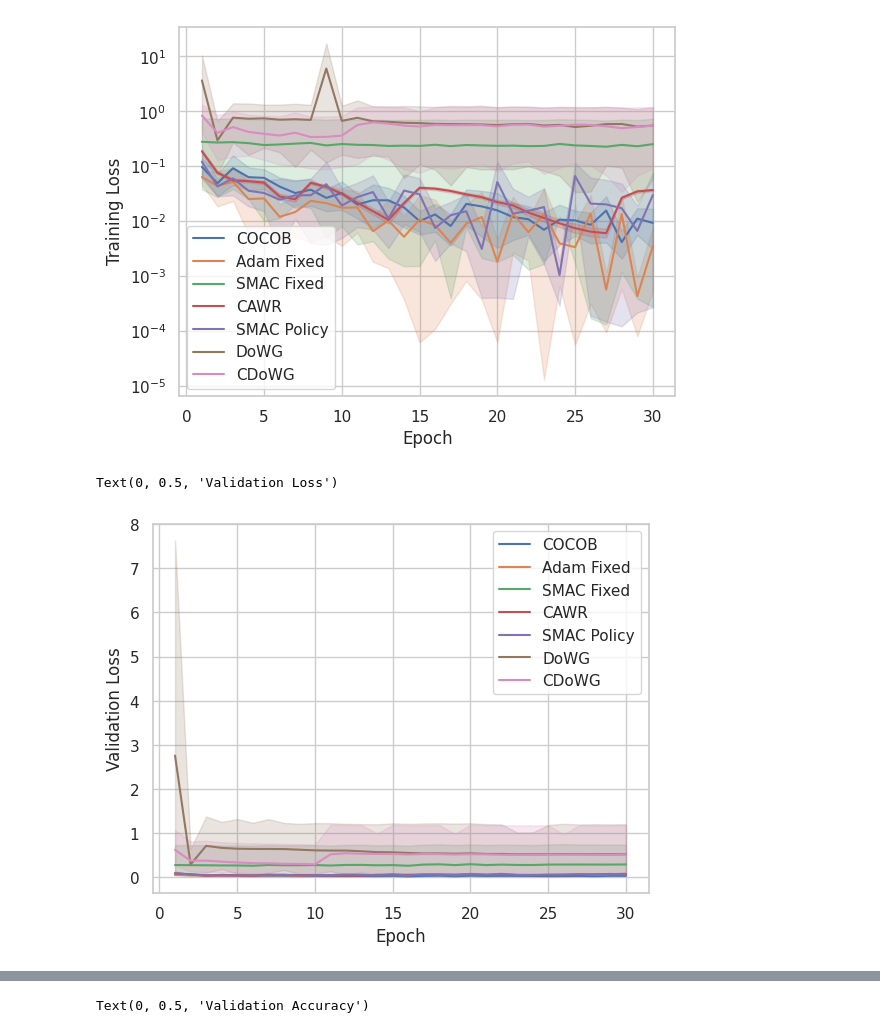
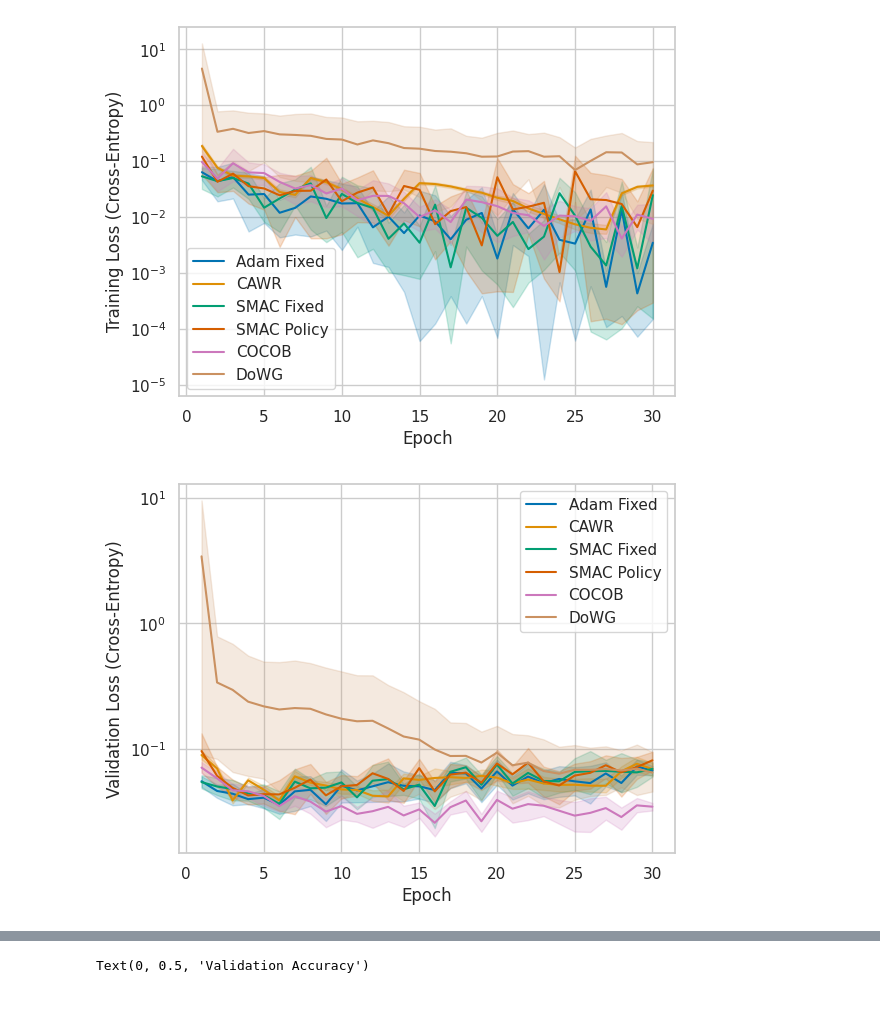
Before and after one commit to MichaHenh/Revisiting_LR_Control, a Jupyter notebook: ba_parameter_free_dac/plotting_mnist.ipynb, the cells around one changed output, grey strips where cells are left out. Drawn from its saved outputs; the diff is of its cells as text; code cells hidden in the pictures; blank space fills up the shorter version.

```diff
--- a/ba_parameter_free_dac/plotting_mnist.ipynb
+++ b/ba_parameter_free_dac/plotting_mnist.ipynb
@@ -36,6 +38,8 @@ def toChunkedDataFrame(glob_path, col_name, col_index, chunk_size):
     return result_df
 
 sns.set_style('whitegrid')
+palette = sns.color_palette("colorblind")
+sns.set_palette(palette)
 # %%
 
 cocob_tl = toDataFrame('./results_cluster/results/COCOB_mnist/*/CustomTrackingWrapper.jsonl', 'training_losses', 3)
@@ -47,41 +51,41 @@ dowg_tl = toDataFrame('./results_cluster/results/DoWG_mnist/*/CustomTrackingWrap
 cdowg_tl = toDataFrame('./results_cluster/results/CDoWG_mnist/*/CustomTrackingWrapper.jsonl', 'training_losses', 3)
 
 # stormplus_tl = toDataFrame('./results_cluster/results/STORMplus_mnist/*/CustomTrackingWrapper.jsonl', 'training_losses', 3)
+sns.lineplot(data=adam_fixed_tl, x='epoch', y='value', label='Adam Fixed')
+sns.lineplot(data=cawr_tl, x='epoch', y='value', label='CAWR')
+sns.lineplot(data=smac_fixed_tl, x='epoch', y='value', label='SMAC Fixed') # seed 8 diverged
+sns.lineplot(data=smac_policy_tl, x='epoch', y='value', label='SMAC Policy')
 sns.lineplot(data=cocob_tl, x='epoch', y='value', label='COCOB')
-sns.lineplot(data=adam_fixed_tl, x='epoch', y='value', label='Adam Fixed')
-sns.lineplot(data=smac_fixed_tl, x='epoch', y='value', label='SMAC Fixed')
-sns.lineplot(data=cawr_tl, x='epoch', y='value', label='CAWR')
-sns.lineplot(data=smac_policy_tl, x='epoch', y='value', label='SMAC Policy')
-sns.lineplot(data=dowg_tl, x='epoch', y='value', label='DoWG')
-sns.lineplot(data=cdowg_tl, x='epoch', y='value', label='CDoWG')
+sns.lineplot(data=dowg_tl, x='epoch', y='value', label='DoWG') # without seeds 2 and 9
+# sns.lineplot(data=cdowg_tl, x='epoch', y='value', label='CDoWG')
 # sns.lineplot(data=stormplus_tl, x='epoch', y='value', label='STORM+')
 plt.xlabel('Epoch')
-plt.ylabel('Training Loss')
+plt.ylabel('Training Loss (Cross-Entropy)')
 plt.yscale('log')
 # %% [output]
-[figure, old version]
+[figure, new version]
 # %%
 
 cocob_vl = toDataFrame('./results_cluster/results/COCOB_mnist/*/CustomTrackingWrapper.jsonl', 'validation_losses', 5)
 adam_fixed_vl = toDataFrame('./results_cluster/results/Adam_fixed_mnist/*/CustomTrackingWrapper.jsonl', 'validation_losses', 5)
 smac_fixed_vl = toDataFrame('./results_cluster/results/SMAC_fixed_mnist/*/CustomTrackingWrapper.jsonl', 'validation_losses', 5)
 cawr_vl = toChunkedDataFrame('./results_cluster/results/CAWR_mnist/*/CustomTrackingWrapper.jsonl', 'validation_losses', 5, 1)
 smac_policy_vl = toDataFrame('./results_cluster/results/smacpolicy_mnist/*/CustomTrackingWrapper.jsonl', 'validation_losses', 5)
 dowg_vl = toDataFrame('./results_cluster/results/DoWG_mnist/*/CustomTrackingWrapper.jsonl', 'validation_losses', 5)
 cdowg_vl = toDataFrame('./results_cluster/results/CDoWG_mnist/*/CustomTrackingWrapper.jsonl', 'validation_losses', 5)
 
+sns.lineplot(data=adam_fixed_vl, x='epoch', y='value', label='Adam Fixed')
+sns.lineplot(data=cawr_vl, x='epoch', y='value', label='CAWR')
+sns.lineplot(data=smac_fixed_vl, x='epoch', y='value', label='SMAC Fixed')
+sns.lineplot(data=smac_policy_vl, x='epoch', y='value', label='SMAC Policy')
 sns.lineplot(data=cocob_vl, x='epoch', y='value', label='COCOB')
-sns.lineplot(data=adam_fixed_vl, x='epoch', y='value', label='Adam Fixed')
-sns.lineplot(data=smac_fixed_vl, x='epoch', y='value', label='SMAC Fixed')
-sns.lineplot(data=cawr_vl, x='epoch', y='value', label='CAWR')
-sns.lineplot(data=smac_policy_vl, x='epoch', y='value', label='SMAC Policy')
 sns.lineplot(data=dowg_vl, x='epoch', y='value', label='DoWG')
-sns.lineplot(data=cdowg_vl, x='epoch', y='value', label='CDoWG')
+# sns.lineplot(data=cdowg_vl, x='epoch', y='value', label='CDoWG')
 plt.xlabel('Epoch')
-plt.ylabel('Validation Loss')
+plt.ylabel('Validation Loss (Cross-Entropy)')
+plt.yscale('log')
 # %% [output]
-Text(0, 0.5, 'Validation Loss')
-[figure, old version]
+[figure, new version]
 # %%
 
 cocob_va = toDataFrame('./results_cluster/results/COCOB_mnist/*/CustomTrackingWrapper.jsonl', 'validation_accuracies', 6)
```
Also changed, not shown: parts of 2 cells of this notebook, 4 other files.
